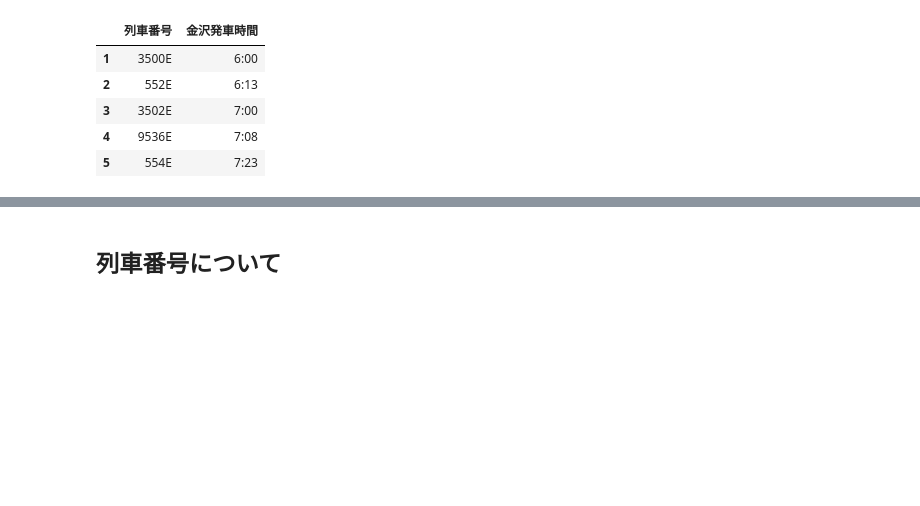
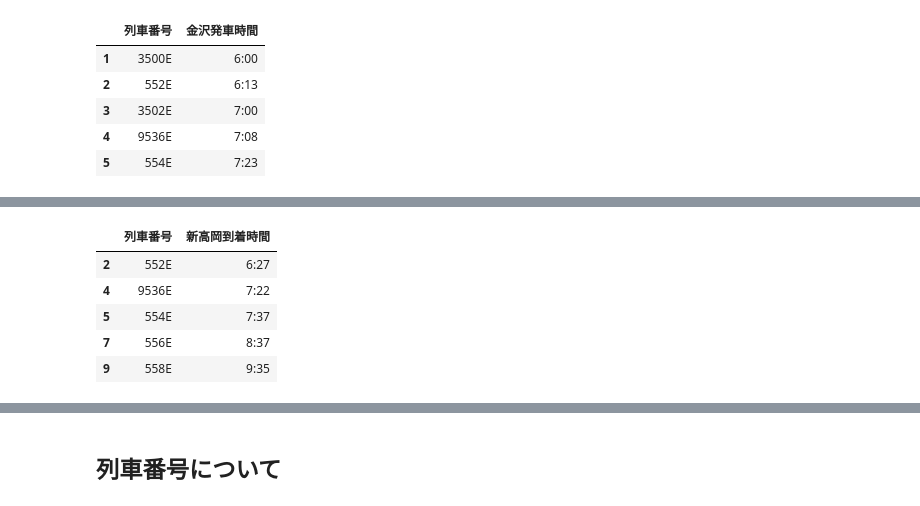
Before and after one commit to OhkaMLsemi/snow, a Jupyter notebook: snow.ipynb, the cells around one changed output, grey strips where cells are left out. Saved outputs shown, nothing was run; the diff lists cells and outputs as text; code cells hidden in the pictures; blank space fills up the shorter version.

```diff
--- a/snow.ipynb
+++ b/snow.ipynb
@@ -197,0 +198,15 @@ train.head()
+# %%
+sintakaoka_arrivaltime = pd.DataFrame()
+sintakaoka_arrivaltime.loc[:,"列車番号"] = arrival_time.loc[0,1:]
+sintakaoka_arrivaltime.loc[:,"新高岡到着時間"] = arrival_time.loc[2,1:]
+sintakaoka_arrivaltime = sintakaoka_arrivaltime.mask(sintakaoka_arrivaltime == "↓",None)
+sintakaoka_arrivaltime = sintakaoka_arrivaltime.dropna(inplace=False)
+
+sintakaoka_arrivaltime.head()
+# %% [output]
+|  | 列車番号 | 新高岡到着時間 |
+| 2 | 552E | 6:27 |
+| 4 | 9536E | 7:22 |
+| 5 | 554E | 7:37 |
+| 7 | 556E | 8:37 |
+| 9 | 558E | 9:35 |
```
Also changed, not shown: parts of 8 cells of this notebook, 1 other file.
